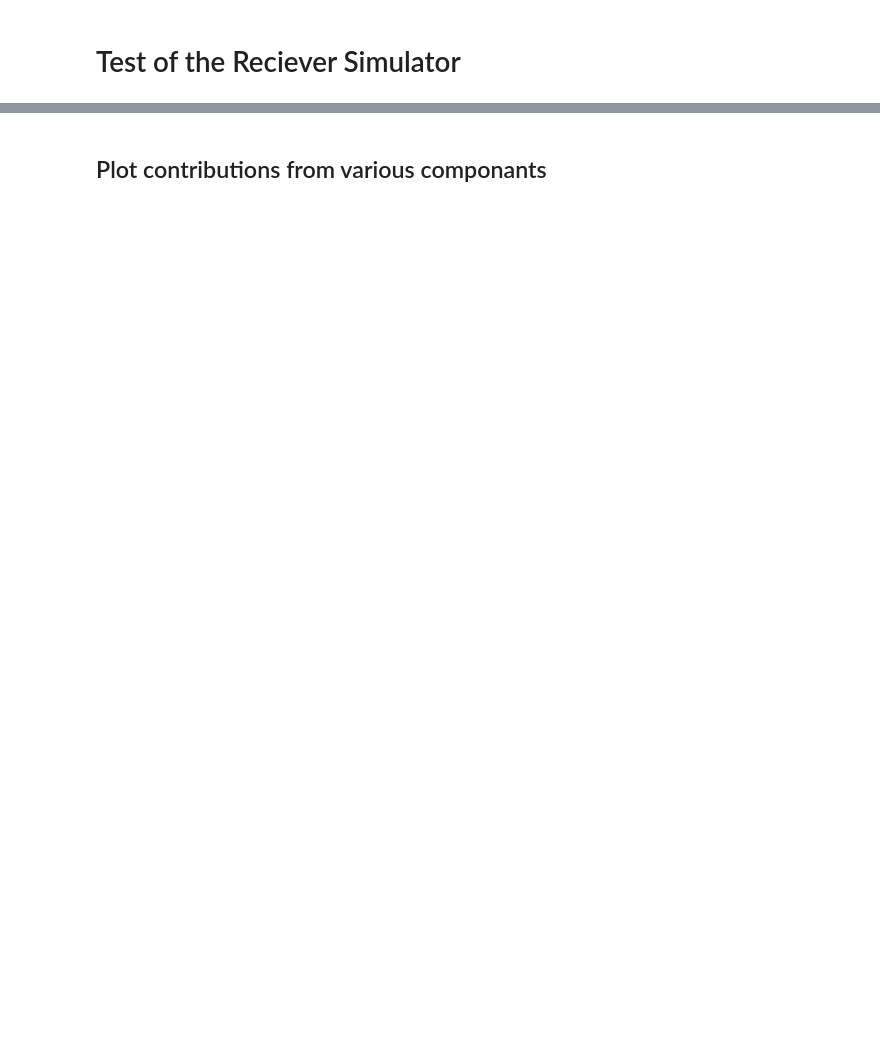
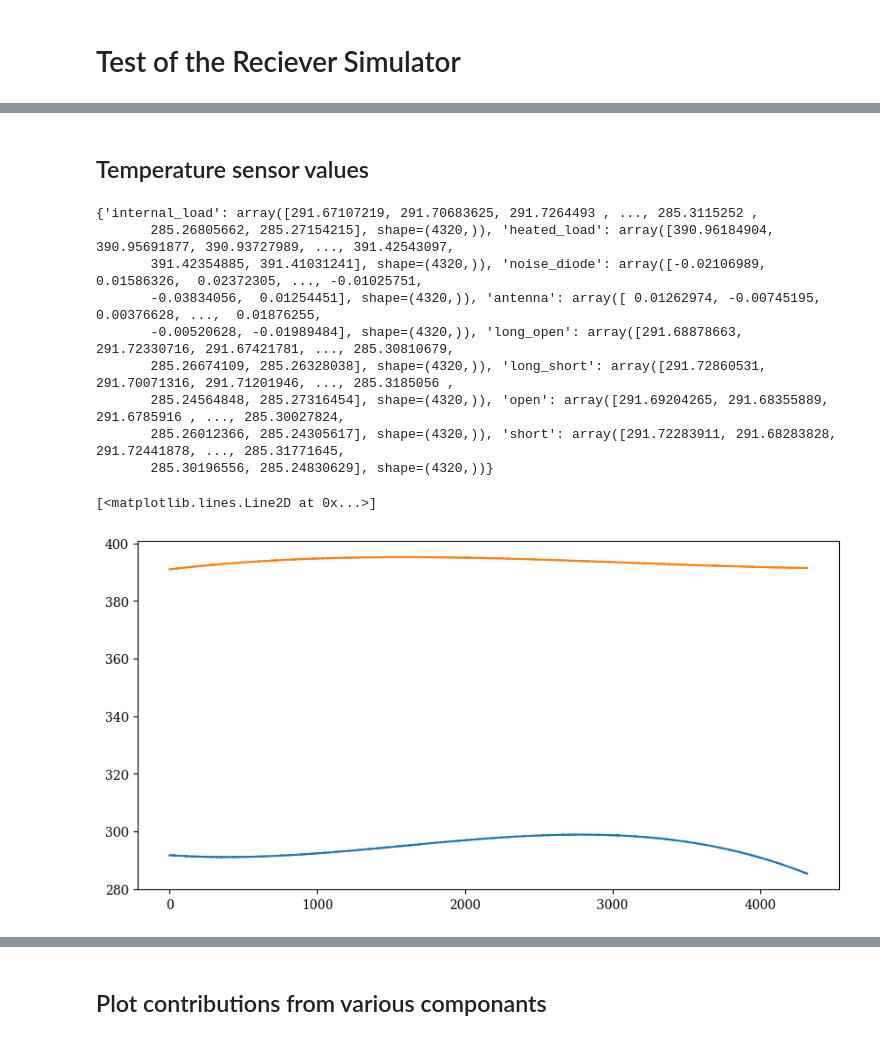
Before and after one commit to RHINO-Experiment/rhino-cal, a Jupyter notebook: simulation_testing.ipynb, the cells around one changed output, grey strips where cells are left out. Drawn from its saved outputs; the diff is of its cells as text; code cells hidden in the pictures; blank space fills up the shorter version.

```diff
--- a/simulation_testing.ipynb
+++ b/simulation_testing.ipynb
@@ -175,0 +228,19 @@ Done
+# %% [markdown]
+## Temperature sensor values
+# %%
+print(observation_handler_obj.temperature_dict)
+
+plt.plot(observation_handler_obj.temperature_dict['internal_load'])
+plt.plot(observation_handler_obj.temperature_dict['heated_load'])
+# %% [output]
+{'internal_load': array([291.67107219, 291.70683625, 291.7264493 , ..., 285.3115252 ,
+       285.26805662, 285.27154215], shape=(4320,)), 'heated_load': array([390.96184904, 390.95691877, 390.93727989, ..., 391.42543097,
+       391.42354885, 391.41031241], shape=(4320,)), 'noise_diode': array([-0.02106989,  0.01586326,  0.02372305, ..., -0.01025751,
+       -0.03834056,  0.01254451], shape=(4320,)), 'antenna': array([ 0.01262974, -0.00745195,  0.00376628, ...,  0.01876255,
+       -0.00520628, -0.01989484], shape=(4320,)), 'long_open': array([291.68878663, 291.72330716, 291.67421781, ..., 285.30810679,
+       285.26674109, 285.26328038], shape=(4320,)), 'long_short': array([291.72860531, 291.70071316, 291.71201946, ..., 285.3185056 ,
+       285.24564848, 285.27316454], shape=(4320,)), 'open': array([291.69204265, 291.68355889, 291.6785916 , ..., 285.30027824,
+       285.26012366, 285.24305617], shape=(4320,)), 'short': array([291.72283911, 291.68283828, 291.72441878, ..., 285.31771645,
+       285.30196556, 285.24830629], shape=(4320,))}
+[<matplotlib.lines.Line2D at 0x...>]
+[figure, added]
```
Also changed, not shown: parts of 10 cells of this notebook, 2 other files.
